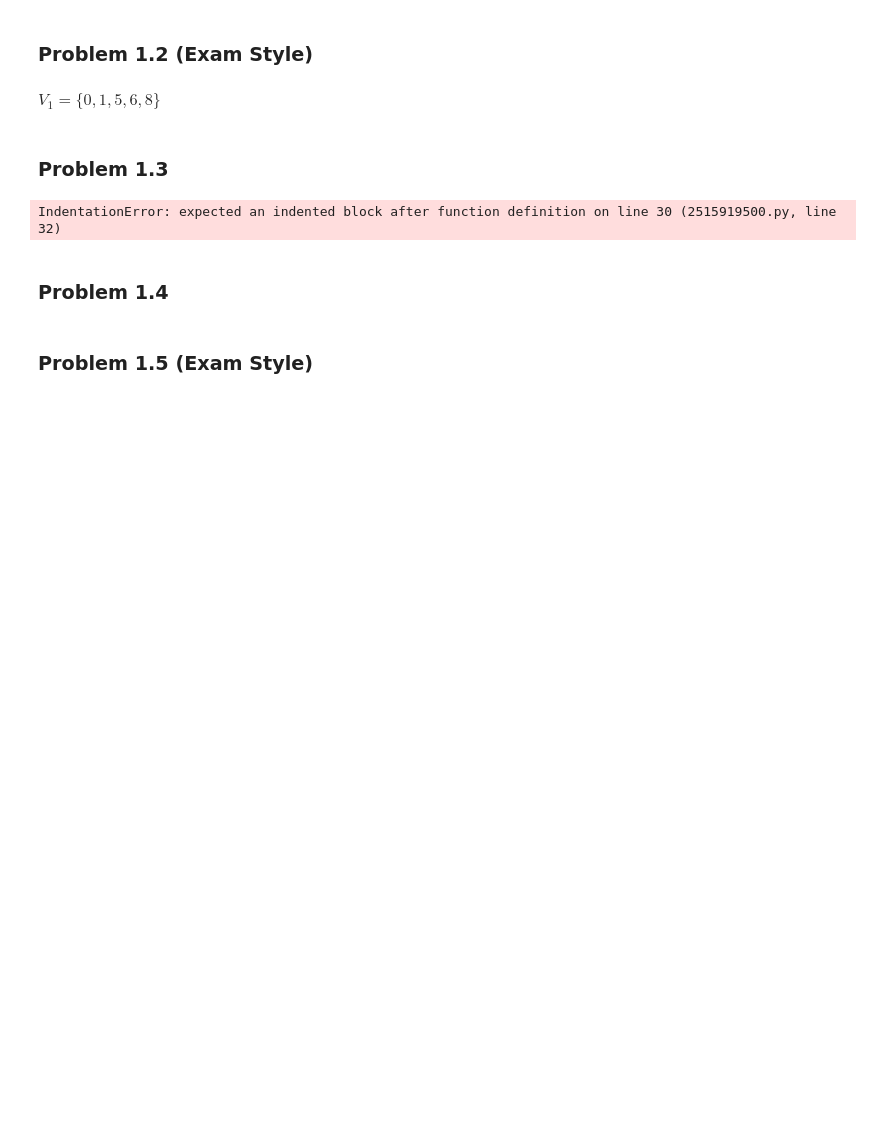
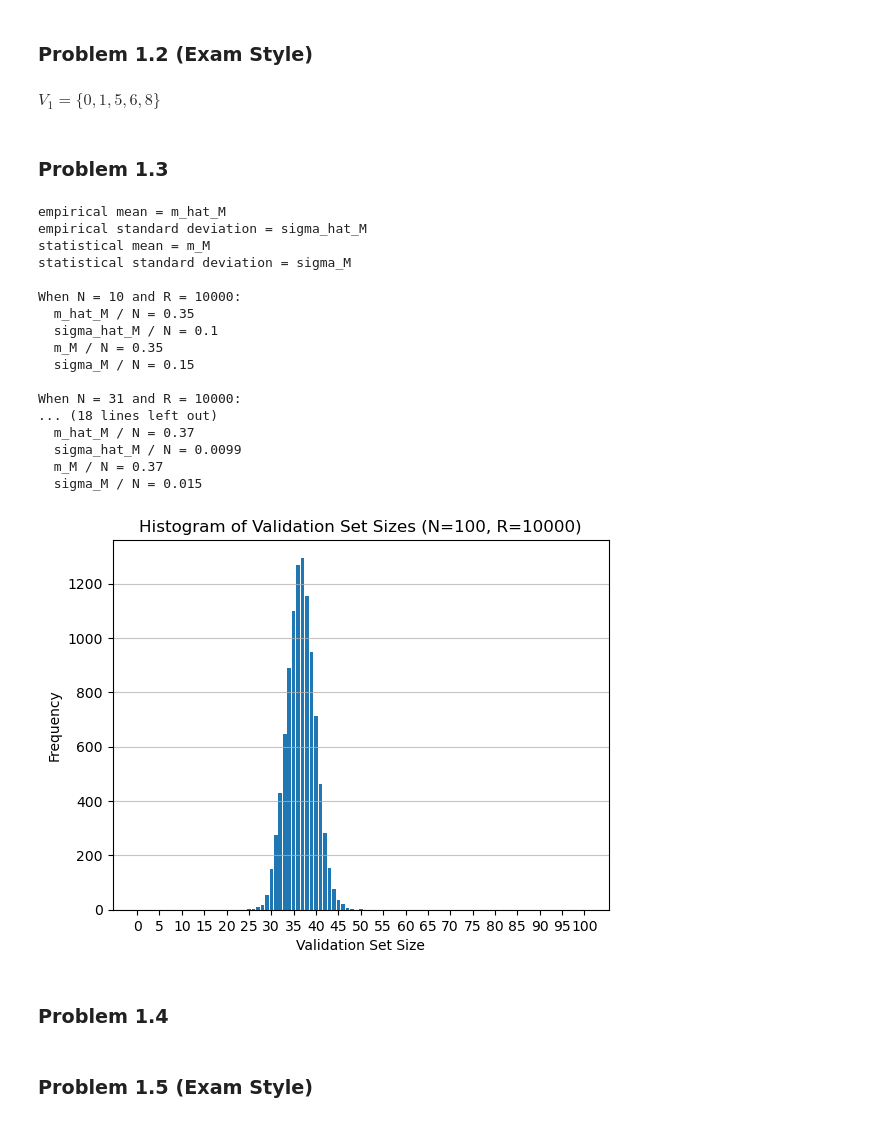
Before and after one commit to charlieoestreicher/Homework07, a Jupyter notebook: homework07.ipynb, the cells around one changed output. Cells and saved outputs as stored; diff of their text form; code cells hidden in the pictures; blank space fills up the shorter version.

```diff
--- a/homework07.ipynb
+++ b/homework07.ipynb
@@ -42,6 +42,7 @@ $V_1 = \{0,1,5,6,8\}$
 ### Problem 1.3
 # %%
 import numpy as np
+import matplotlib.pyplot as plt
 
 def generate_bootstrap_validation_sets(N, R):
     training_set = np.arange(N)  # Create the original training set.
@@ -55,37 +56,60 @@ def generate_bootstrap_validation_sets(N, R):
 
     validation_lengths = [len(validation_set) for validation_set in validation_sets]
     m_hat_M = np.mean(validation_lengths)
     sigma_hat_M = np.std(validation_lengths)
 
     p = (1-(1/N))**N
     m_M = p*N
     sigma_M = np.sqrt(N*p*(1-p))
 
     return validation_lengths, m_hat_M, sigma_hat_M, m_M, sigma_M
 
 print("""
 empirical mean = m_hat_M
 empirical standard deviation = sigma_hat_M
 statistical mean = m_M
 statistical standard deviation = sigma_M
 """)
 
-def show_graph():
-    print("gotta show this graph!")
+def show_graph(validation_lengths, N):
+    plt.hist(validation_lengths, bins=range(N + 2), align='left', rwidth=0.8)
+    plt.title(f'Histogram of Validation Set Sizes (N={N}, R={R})')
+    plt.xlabel('Validation Set Size')
+    plt.ylabel('Frequency')
+    x_labels = range(0, N+1, 5)  # Labels every 10 units
+    plt.xticks(x_labels)
+    plt.grid(axis='y', alpha=0.75)
 
 R = 10000
 for N in np.logspace(1,3,num=5,dtype=int):
     validation_lengths, m_hat_M, sigma_hat_M, m_M, sigma_M = generate_bootstrap_validation_sets(N,R)
     print("{}\n{}\n{}\n{}\n{}\n".format(
         f"When N = {N} and R = {R}:",
         f"  m_hat_M / N = {m_hat_M/N:.2g}",
         f"  sigma_hat_M / N = {sigma_hat_M/N:.2g}",
         f"  m_M / N = {m_M/N:.2g}",
         f"  sigma_M / N = {sigma_M/N:.2g}"))
     if N == 100:
-        show_graph(validation_lengths)
+        show_graph(validation_lengths, N)
 # %% [output]
-IndentationError: expected an indented block after function definition on line 30 (2515919500.py, line 32)
+empirical mean = m_hat_M
+empirical standard deviation = sigma_hat_M
+statistical mean = m_M
+statistical standard deviation = sigma_M
+
+When N = 10 and R = 10000:
+  m_hat_M / N = 0.35
+  sigma_hat_M / N = 0.1
+  m_M / N = 0.35
+  sigma_M / N = 0.15
+
+When N = 31 and R = 10000:
+... (18 lines left out)
+  m_hat_M / N = 0.37
+  sigma_hat_M / N = 0.0099
+  m_M / N = 0.37
+  sigma_M / N = 0.015
+[figure, added]
 # %% [markdown]
 ### Problem 1.4
 # %% [markdown]
```
